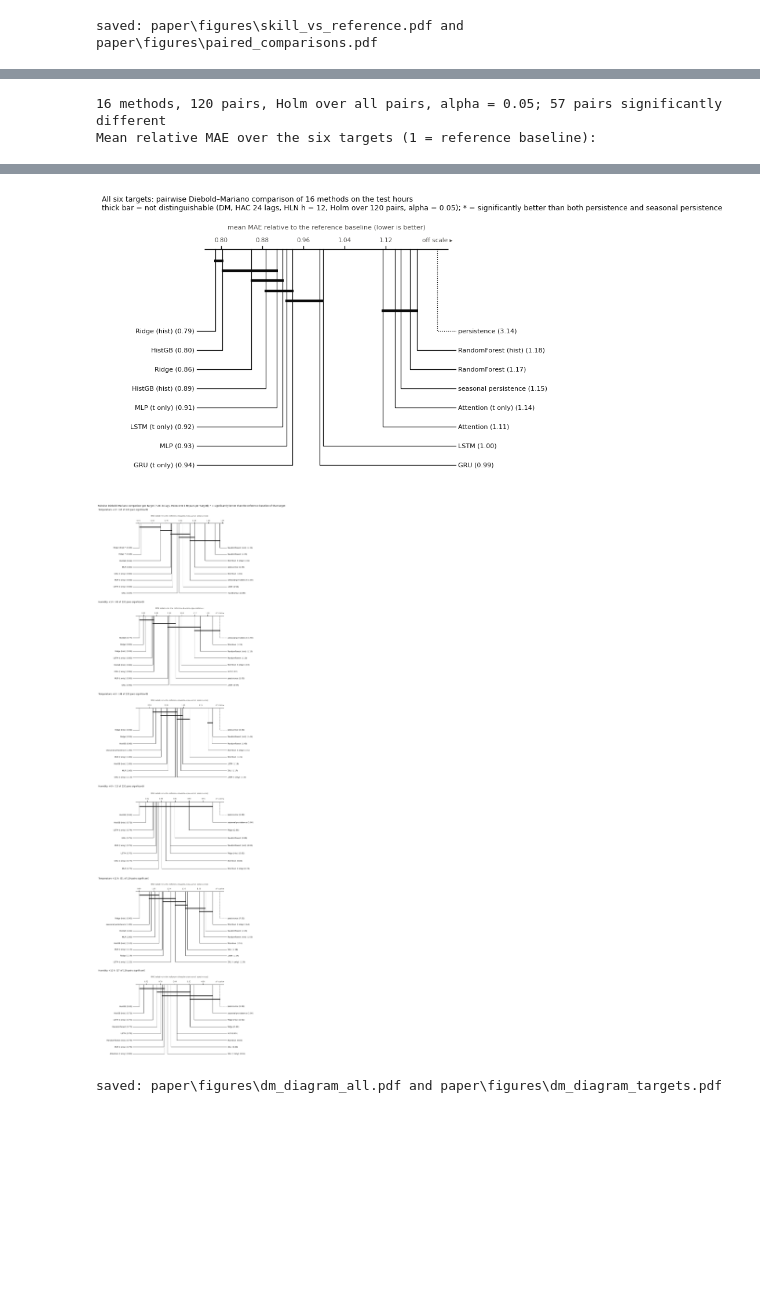
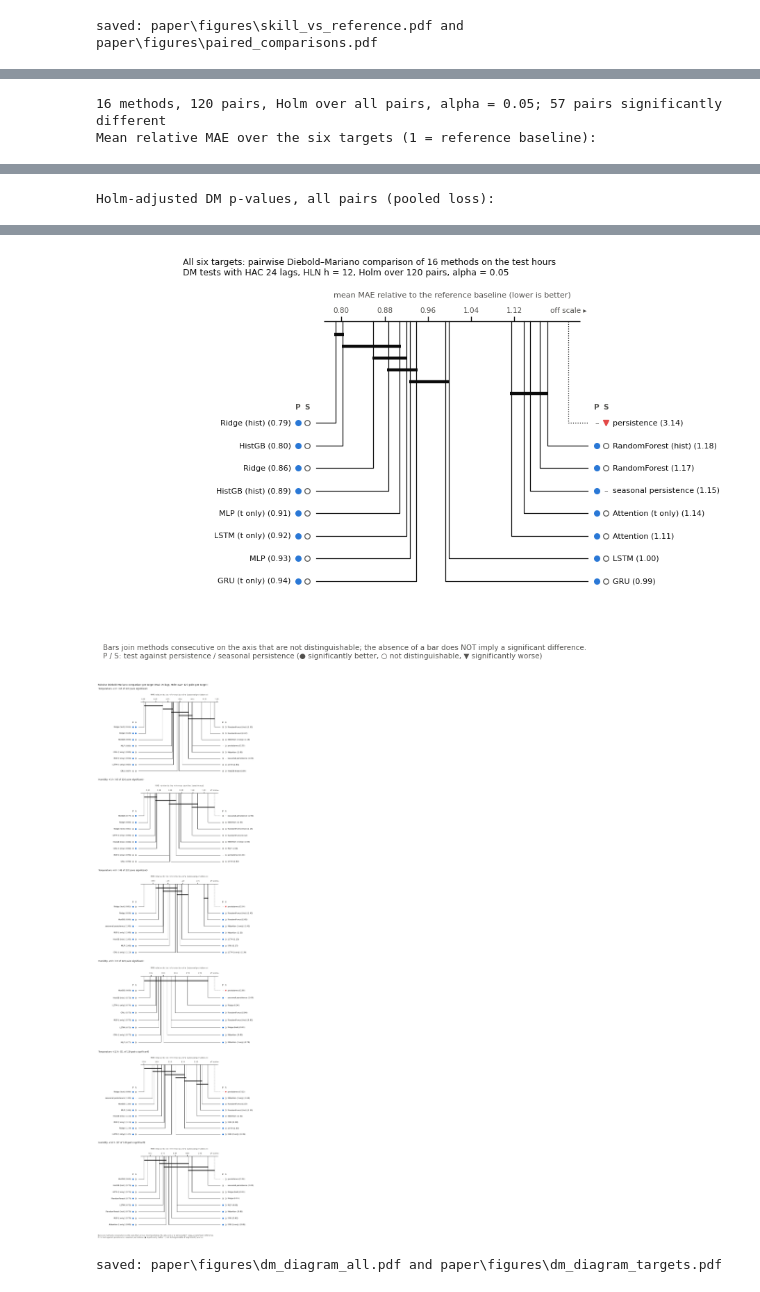
Before and after one commit to yuye188/Osiris-Greenhouse-UMU, a Jupyter notebook: 02. prediction models.ipynb, the cells around one changed output, grey strips where cells are left out. Drawn from its saved outputs; the diff is of its cells as text; code cells hidden in the pictures; blank space fills up the shorter version.

```diff
--- a/02. prediction models.ipynb
+++ b/02. prediction models.ipynb
@@ -2354,28 +2354,40 @@ def dm_groups(order, pw):
             runs.append((i, j))
     return runs
 
-def draw_dm_diagram(score, pw, title, ax, xlabel, refs=("persistence", "seasonal persistence")):
+BASELINE_TAGS = (("persistence", "P"), ("seasonal persistence", "S"))
+
+def baseline_status(pw, names, base):
+    """+1 significantly better than `base`, -1 significantly worse, 0 not distinguishable (DM, Holm)."""
+    st = {}
+    for a_, b_, d_, s_ in zip(pw.A, pw.B, pw["mean diff (A-B)"], pw.significant):
+        if base in (a_, b_):
+            other = b_ if a_ == base else a_
+            diff = d_ if a_ == other else -d_          # other - base
+            st[other] = 0 if not s_ else (1 if diff < 0 else -1)
+    return st
+
+def draw_dm_diagram(score, pw, title, ax, xlabel):
     """CD-style diagram on a value axis: methods placed at their score (relative MAE),
-    thick bars join methods not distinguishable by pairwise DM tests after Holm."""
+    thick bars join rank-consecutive methods of which no pair differs (DM, Holm).
+    Next to each label, two markers give the test against each persistence baseline:
+    filled circle = significantly better, hollow circle = not distinguishable,
+    red triangle = significantly worse, dash = the baseline itself."""
     score = score.sort_values(); names = list(score.index); k = len(names)
     groups = dm_groups(names, pw)
-    # methods significantly better than every baseline in `refs` get a star. Bars only join
-    # rank-consecutive methods, so a non-consecutive pair can be "not distinguishable" without a bar.
-    sig_pairs = {frozenset((a, b)) for a, b, s_ in zip(pw.A, pw.B, pw.significant) if s_}
-    better = {m for m in names if m not in refs and
-              all(frozenset((m, r)) in sig_pairs and score[m] < score[r] for r in refs)}
+    status = {tag: baseline_status(pw, names, base) for base, tag in BASELINE_TAGS}
     v = score.values
     # a far outlier (e.g. plain persistence at long horizons) is drawn at the axis end, marked off scale
     cap = v[-2] + 0.10 * (v[-2] - v[0]) if k > 2 and v[-1] - v[-2] > 0.6 * (v[-2] - v[0]) else None
     pos = score.clip(upper=cap) if cap is not None else score
     lo, hi = pos.min(), pos.max(); pad = 0.05 * (hi - lo)
     x0, x1 = lo - pad, hi + pad
+    span = x1 - x0; g = 0.035 * span                  # spacing of the marker columns
     half = int(np.ceil(k / 2))
     bar_step, row_step = 0.22, 0.42
     y_axis = 0.0
     y_bars = [y_axis - 0.25 - bar_step * n for n in range(len(groups))]
-    y_first = (y_bars[-1] if groups else y_axis) - 0.45
-    ax.set_xlim(x0 - 0.42 * (x1 - x0), x1 + 0.42 * (x1 - x0))
+    y_first = (y_bars[-1] if groups else y_axis) - 0.55
+    ax.set_xlim(x0 - 0.55 * span, x1 + 0.55 * span)
     ax.set_ylim(y_first - row_step * (half - 1) - 0.35, 0.75); ax.axis("off")
     ax.hlines(y_axis, x0, x1, color=INK, lw=1)
     for t in MaxNLocator(nbins=6).tick_values(lo, hi if cap is None else v[-2]):
@@ -2385,18 +2397,40 @@ def draw_dm_diagram(score, pw, title, ax, xlabel, refs=("persistence", "seasonal
     if cap is not None:
         ax.text(cap, y_axis + 0.13, "off scale ▸", ha="center", va="bottom", fontsize=7.5, color=INK2)
     ax.text((x0 + x1) / 2, y_axis + 0.42, xlabel, ha="center", va="bottom", fontsize=8, color=INK2)
+    xl, xr = x0 - 0.03 * span, x1 + 0.03 * span       # where the label lines end
+    for side, xe, sgn in (("L", xl, -1), ("R", xr, 1)):
+        for n_tag, (_, tag) in enumerate(BASELINE_TAGS):
+            off = n_tag + 1 if sgn > 0 else len(BASELINE_TAGS) - n_tag   # same P, S order on both sides
+            ax.text(xe + sgn * g * off, y_first + 0.30, tag, ha="center", va="center",
+                    fontsize=7.5, color=INK2, fontweight="bold")
     for idx, name in enumerate(names):
         left = idx < half
         y = y_first - row_step * (idx if left else k - 1 - idx)
-        xe = x0 - 0.03 * (x1 - x0) if left else x1 + 0.03 * (x1 - x0)
+        xe, sgn = (xl, -1) if left else (xr, 1)
         ax.plot([pos[name], pos[name], xe], [y_axis, y, y], color=INK, lw=0.9,
                 ls=":" if cap is not None and score[name] > cap else "-")
-        ax.text(xe + (-0.01 if left else 0.01) * (x1 - x0), y, f"{name}{' *' if name in better else ''} ({score[name]:.2f})",
+        for n_tag, (base, tag) in enumerate(BASELINE_TAGS):
+            xm = xe + sgn * g * (n_tag + 1 if sgn > 0 else len(BASELINE_TAGS) - n_tag)
+            if name == base:
+                ax.text(xm, y, "–", ha="center", va="center", fontsize=8, color=INK2)
+                continue
+            s_ = status[tag].get(name, 0)
+            if s_ == 1:
+                ax.plot(xm, y, "o", ms=5.5, mfc=BLUE, mec=BLUE)
+            elif s_ == -1:
+                ax.plot(xm, y, "v", ms=5.5, mfc=RED, mec=RED)
+            else:
+                ax.plot(xm, y, "o", ms=5.5, mfc="white", mec=INK2, mew=0.9)
+        ax.text(xe + sgn * g * (len(BASELINE_TAGS) + 0.8), y, f"{name} ({score[name]:.2f})",
                 ha="right" if left else "left", va="center", fontsize=8, color=INK)
     for (i, j), yb in zip(groups, y_bars):
-        ax.hlines(yb, pos.iloc[i] - 0.004 * (x1 - x0), pos.iloc[j] + 0.004 * (x1 - x0), color=INK, lw=3.2)
+        ax.hlines(yb, pos.iloc[i] - 0.004 * span, pos.iloc[j] + 0.004 * span, color=INK, lw=3.2)
     ax.set_title(title, loc="left", fontsize=9, color=INK)
     return groups
+
+DMD_KEY = ("Bars join methods consecutive on the axis that are not distinguishable; the absence of a bar does NOT imply a significant difference.\n"
+           "P / S: test against persistence / seasonal persistence "
+           "(● significantly better, ○ not distinguishable, ▼ significantly worse)")
 
 def dm_matrix(pw, order):
     """Square table of Holm-adjusted p-values (for inspection)."""
@@ -2418,6 +2452,8 @@ sp = pw_all[(pw_all.A == "seasonal persistence") | (pw_all.B == "seasonal persis
 sp["other"] = np.where(sp.A == "seasonal persistence", sp.B, sp.A)
 print("Methods significantly different from seasonal persistence:",
       sp.loc[sp.significant, "other"].tolist() or "none")
+print("Test of every method against the two persistence baselines (pooled loss; +1 better, -1 worse, 0 not distinguishable):")
+display(pd.DataFrame({tag: baseline_status(pw_all, order_all, base) for base, tag in BASELINE_TAGS}).reindex(order_all))
 print("Holm-adjusted DM p-values, all pairs (pooled loss):")
 display(dm_matrix(pw_all, order_all).round(3))
 
@@ -2425,9 +2461,9 @@ k_all = len(DMD_METHODS)
 fig, ax = plt.subplots(figsize=(10, 0.42 * int(np.ceil(k_all / 2)) + 2.6))
 draw_dm_diagram(score_all, pw_all,
                 f"All six targets: pairwise Diebold–Mariano comparison of {k_all} methods on the test hours\n"
-                f"thick bar = not distinguishable (DM, HAC {DM_LAGS} lags, HLN h = {DMD_H_GLOBAL}, Holm over {len(pw_all)} pairs, alpha = {DMD_ALPHA}); "
-                f"* = significantly better than both persistence and seasonal persistence",
+                f"DM tests with HAC {DM_LAGS} lags, HLN h = {DMD_H_GLOBAL}, Holm over {len(pw_all)} pairs, alpha = {DMD_ALPHA}",
                 ax, "mean MAE relative to the reference baseline (lower is better)")
+fig.text(0.01, -0.03, DMD_KEY, fontsize=7.5, color=INK2)
 fig.savefig(os.path.join("paper", "figures", "dm_diagram_all.pdf"), bbox_inches="tight")
 plt.show()
 
@@ -2441,11 +2477,11 @@ for ax, c in zip(axes, TARGET_COLS):
     draw_dm_diagram(loss_c.mean(), pw_c,
                     f"{TARGET_LABEL[c] if 'TARGET_LABEL' in globals() else c}  "
                     f"({int(pw_c['significant'].sum())} of {len(pw_c)} pairs significant)",
-                    ax, f"MAE relative to the reference baseline ({ref_choice[c]})", refs=(ref_choice[c],))
-fig.suptitle(f"Pairwise Diebold–Mariano comparison per target (HAC {DM_LAGS} lags, Holm over {len(pw_all)} pairs per target); "
-             "* = significantly better than the reference baseline of that target",
+                    ax, f"MAE relative to the reference baseline ({ref_choice[c]})")
+fig.suptitle(f"Pairwise Diebold–Mariano comparison per target (HAC {DM_LAGS} lags, Holm over {len(pw_all)} pairs per target)",
              x=0.01, ha="left", fontsize=10, color=INK)
-plt.tight_layout(rect=(0, 0, 1, 0.985))
+fig.text(0.01, 0.0, DMD_KEY, fontsize=7.5, color=INK2)
+plt.tight_layout(rect=(0, 0.01, 1, 0.985))
 fig.savefig(os.path.join("paper", "figures", "dm_diagram_targets.pdf"), bbox_inches="tight")
 plt.show()
 print("saved:", os.path.join("paper", "figures", "dm_diagram_all.pdf"), "and",
@@ -2491,0 +2528 @@ Holm-adjusted DM p-values, all pairs (pooled loss):
+Holm-adjusted DM p-values, all pairs (pooled loss):
@@ -2492,3 +2546,3 @@ Holm-adjusted DM p-values, all pairs (pooled loss):
-[figure, old version]
+[figure, new version]
-[figure, old version]
+[figure, new version]
-saved: paper\figures\dm_diagram_all.pdf and paper\figures\dm_diagram_targets.pdf
+saved: paper\figures\dm_diagram_all.pdf and paper\figures\dm_diagram_targets.pdf
```
Also changed, not shown: parts of 6 cells of this notebook, 13 other files.
